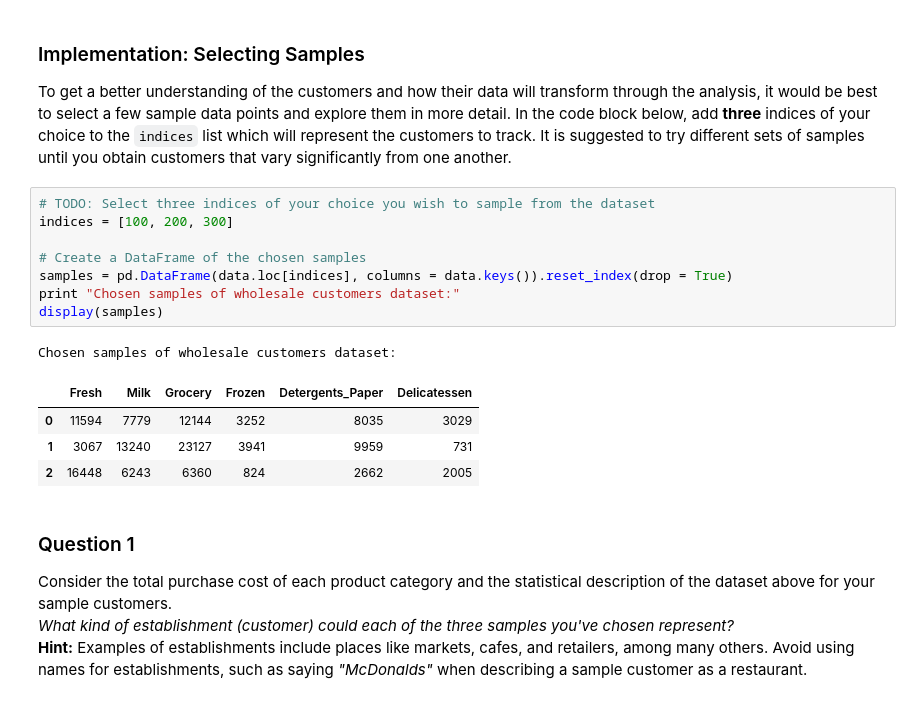
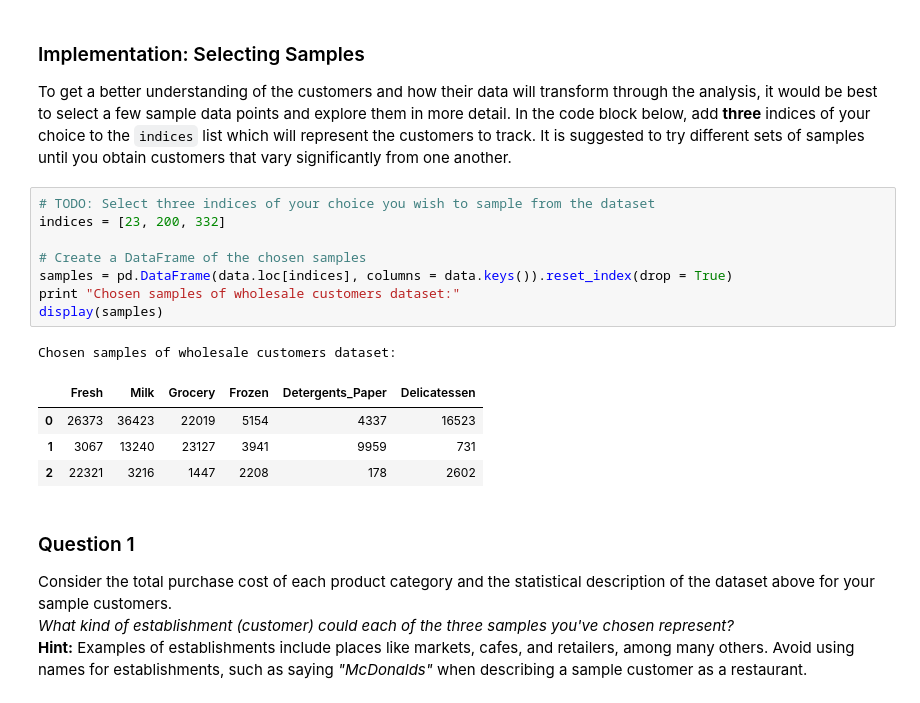
Before and after one commit to jhli973/machine-learning, a Jupyter notebook: projects/creating_customer_segments/customer_segments.ipynb, the cells around one changed output. Saved outputs shown, nothing was run; the diff lists cells and outputs as text.

```diff
--- a/projects/creating_customer_segments/customer_segments.ipynb
+++ b/projects/creating_customer_segments/customer_segments.ipynb
@@ -58,18 +58,18 @@ display(data.describe())
 To get a better understanding of the customers and how their data will transform through the analysis, it would be best to select a few sample data points and explore them in more detail. In the code block below, add **three** indices of your choice to the `indices` list which will represent the customers to track. It is suggested to try different sets of samples until you obtain customers that vary significantly from one another.
 # %%
 # TODO: Select three indices of your choice you wish to sample from the dataset
-indices = [100, 200, 300]
+indices = [23, 200, 332]
 
 # Create a DataFrame of the chosen samples
 samples = pd.DataFrame(data.loc[indices], columns = data.keys()).reset_index(drop = True)
 print "Chosen samples of wholesale customers dataset:"
 display(samples)
 # %% [output]
 Chosen samples of wholesale customers dataset:
 |  | Fresh | Milk | Grocery | Frozen | Detergents_Paper | Delicatessen |
-| 0 | 11594 | 7779 | 12144 | 3252 | 8035 | 3029 |
+| 0 | 26373 | 36423 | 22019 | 5154 | 4337 | 16523 |
 | 1 | 3067 | 13240 | 23127 | 3941 | 9959 | 731 |
-| 2 | 16448 | 6243 | 6360 | 824 | 2662 | 2005 |
+| 2 | 22321 | 3216 | 1447 | 2208 | 178 | 2602 |
 # %% [markdown]
 ### Question 1
 Consider the total purchase cost of each product category and the statistical description of the dataset above for your sample customers.
```
Also changed, not shown: parts of 21 cells of this notebook.
